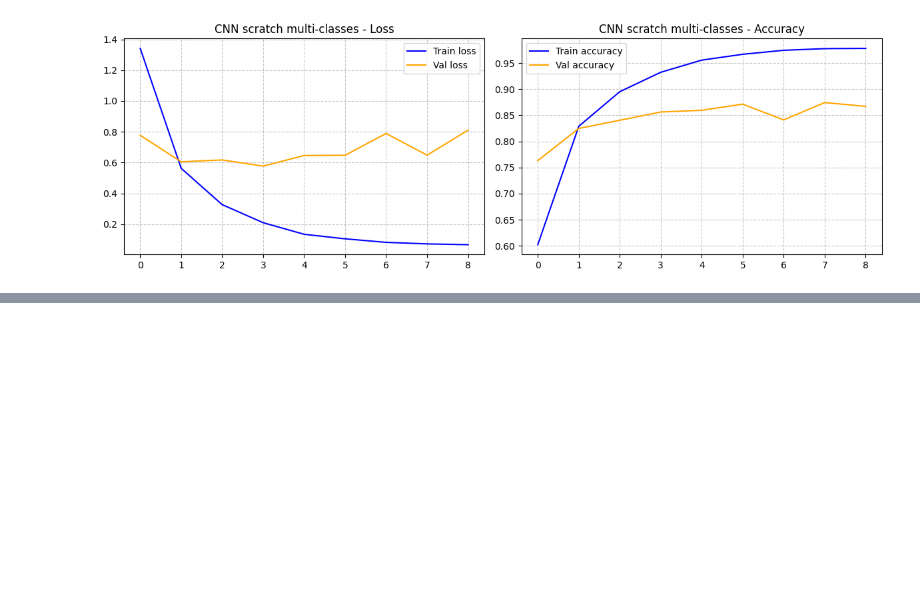
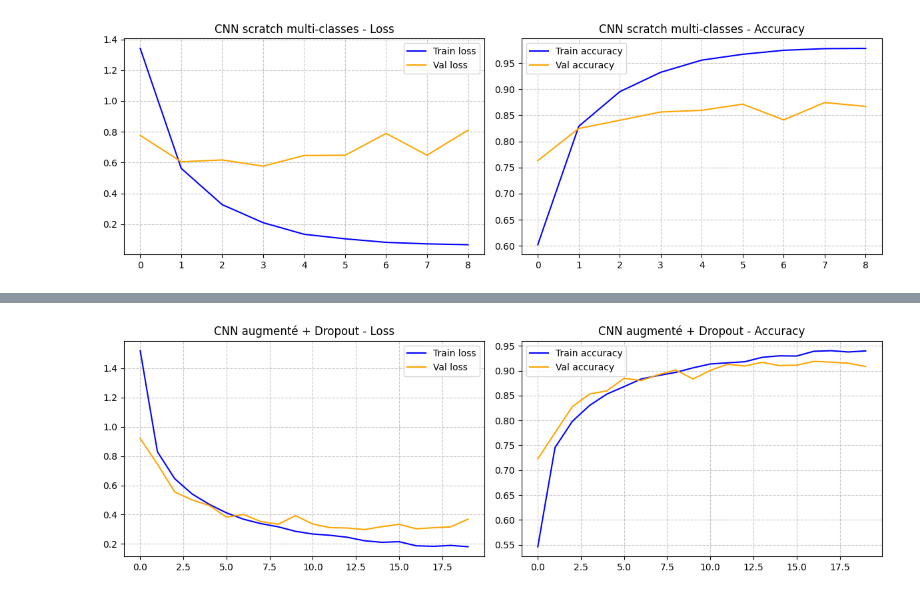
Before and after one commit to Anas7823/CNN-Anti-gaspillage, a Jupyter notebook: cnn-anti-gaspillage.ipynb, the cells around one changed output, grey strips where cells are left out. Cells and saved outputs as stored; diff of their text form; code cells hidden in the pictures; blank space fills up the shorter version.

```diff
--- a/cnn-anti-gaspillage.ipynb
+++ b/cnn-anti-gaspillage.ipynb
@@ -402,0 +444,83 @@ Epoch 6/20
+# %%
+from tensorflow.keras import layers, models
+import datetime, time
+
+def build_cnn_augmented(input_shape, num_classes):
+    """
+    CNN avec data augmentation intégrée + Dropout.
+    Utilise la couche data_augmentation définie en phase 2.1.
+    """
+    model = models.Sequential([
+        # 1. Pipeline d'augmentation (actif seulement en training)
+        data_augmentation,
+
+        # 2. Architecture de base (Blocs Conv du TP1)
+        layers.Conv2D(32, (3,3), activation='relu', padding='same', input_shape=input_shape),
+        layers.MaxPooling2D((2,2)),
+
+        layers.Conv2D(64, (3,3), activation='relu', padding='same'),
+        layers.MaxPooling2D((2,2)),
+
+        layers.Conv2D(128, (3,3), activation='relu', padding='same'),
+        layers.MaxPooling2D((2,2)),
+
+        # 3. Transition et Régularisation
+        layers.Flatten(),
+
+        # Le Dropout se place ici : on coupe 40% des connexions avant la couche Dense
+        layers.Dropout(0.4),
+
+        layers.Dense(128, activation='relu'),
+
+        # 4. Sortie Multi-classes (28 neurones avec softmax)
+        layers.Dense(num_classes, activation='softmax')
+    ])
+    return model
+
+# Création du nouveau modèle
+model_augmented = build_cnn_augmented(
+    input_shape=(IMG_SIZE, IMG_SIZE, 3),
+    num_classes=NUM_CLASSES
+)
+
+# Compilation (Identique au TP1 pour comparer équitablement)
+model_augmented.compile(
+    optimizer='adam',
+    loss='categorical_crossentropy',
+    metrics=['accuracy']
+)
+
+# Configuration des Callbacks (Logs dans /augmented/)
+log_dir_aug = "logs/augmented/" + datetime.datetime.now().strftime("%Y%m%d-%H%M%S")
+tensorboard_callback_aug = tf.keras.callbacks.TensorBoard(log_dir=log_dir_aug, histogram_freq=1)
+
+early_stopping_aug = tf.keras.callbacks.EarlyStopping(
+    monitor='val_loss',
+    patience=8, # On augmente la patience car la régularisation ralentit la convergence
+    restore_best_weights=True,
+    verbose=1
+)
+
+# Lancement de l'entraînement
+print(f"🚀 Réentraînement avec augmentation et Dropout sur {NUM_CLASSES} classes...")
+start_aug = time.time()
+
+history_augmented = model_augmented.fit(
+    train_ds,
+    epochs=20,
+    validation_data=val_ds,
+    callbacks=[tensorboard_callback_aug, early_stopping_aug]
+)
+
+training_time_augmented = time.time() - start_aug
+
+# Diagnostic final
+print(f"\n⏱️ Temps d'entraînement : {training_time_augmented:.0f}s")
+print(f"🎯 val_accuracy finale : {max(history_augmented.history['val_accuracy']):.3f}")
+
+# Sauvegarde du livrable TP2
+model_augmented.save('/kaggle/working/model_augmented_tp2.keras')
+
+# Visualisation
+plot_history(history_augmented, "CNN augmenté + Dropout")
+# %% [output]
@@ -402,0 +544 @@ Epoch 6/20
+[figure, added]
```
Also changed, not shown: parts of 3 cells of this notebook.
